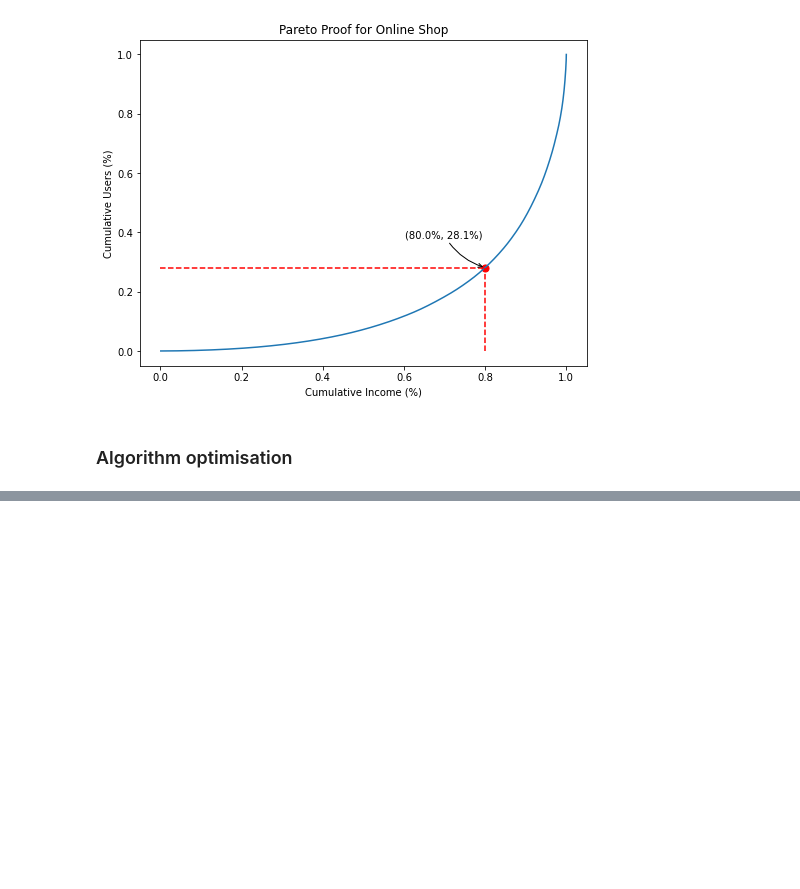
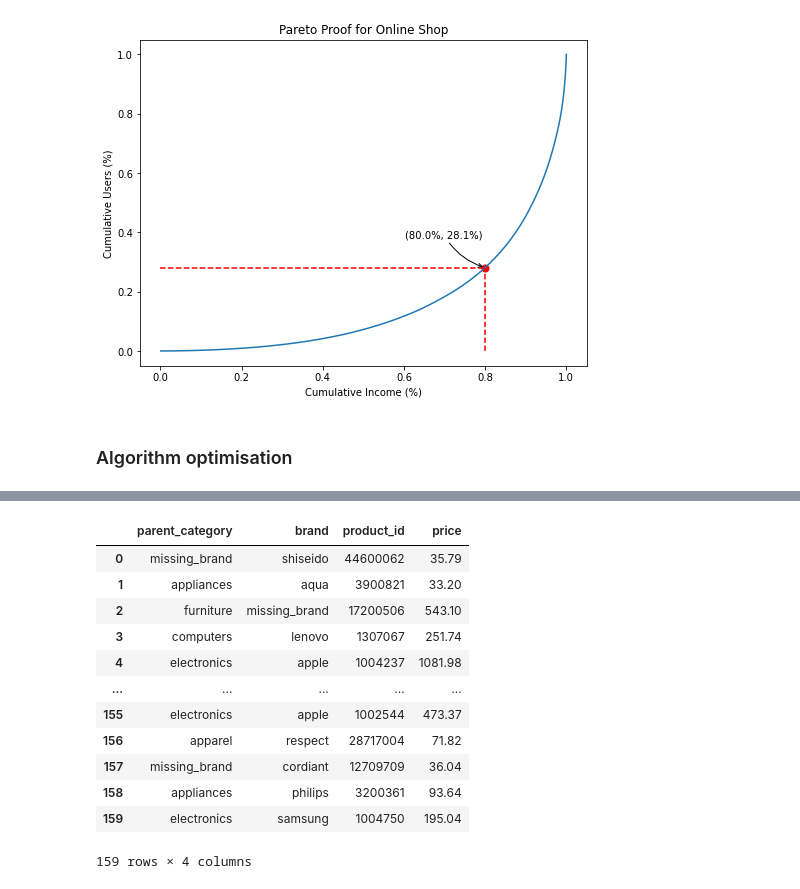
Before and after one commit to ADM-Homework-2/Homework_2, a Jupyter notebook: Main.ipynb, the cells around one changed output, grey strips where cells are left out. Drawn from its saved outputs; the diff is of its cells as text; code cells hidden in the pictures; blank space fills up the shorter version.

```diff
--- a/Main.ipynb
+++ b/Main.ipynb
@@ -414,0 +447,19 @@ test_data_set.category.nunique()
+# %%
+unique_prices = test.drop_duplicates(subset=['parent_category', 'brand', 'product_id', 'price'])[
+        ['parent_category', 'brand', 'product_id', 'price']]
+# %%
+unique_prices
+# %% [output]
+|  | parent_category | brand | product_id | price |
+| 0 | missing_brand | shiseido | 44600062 | 35.79 |
+| 1 | appliances | aqua | 3900821 | 33.20 |
+| 2 | furniture | missing_brand | 17200506 | 543.10 |
+| 3 | computers | lenovo | 1307067 | 251.74 |
+| 4 | electronics | apple | 1004237 | 1081.98 |
+| ... | ... | ... | ... | ... |
+| 155 | electronics | apple | 1002544 | 473.37 |
+| 156 | apparel | respect | 28717004 | 71.82 |
+| 157 | missing_brand | cordiant | 12709709 | 36.04 |
+| 158 | appliances | philips | 3200361 | 93.64 |
+| 159 | electronics | samsung | 1004750 | 195.04 |
+159 rows × 4 columns
```
Also changed, not shown: parts of 13 cells of this notebook, 16 other files.
